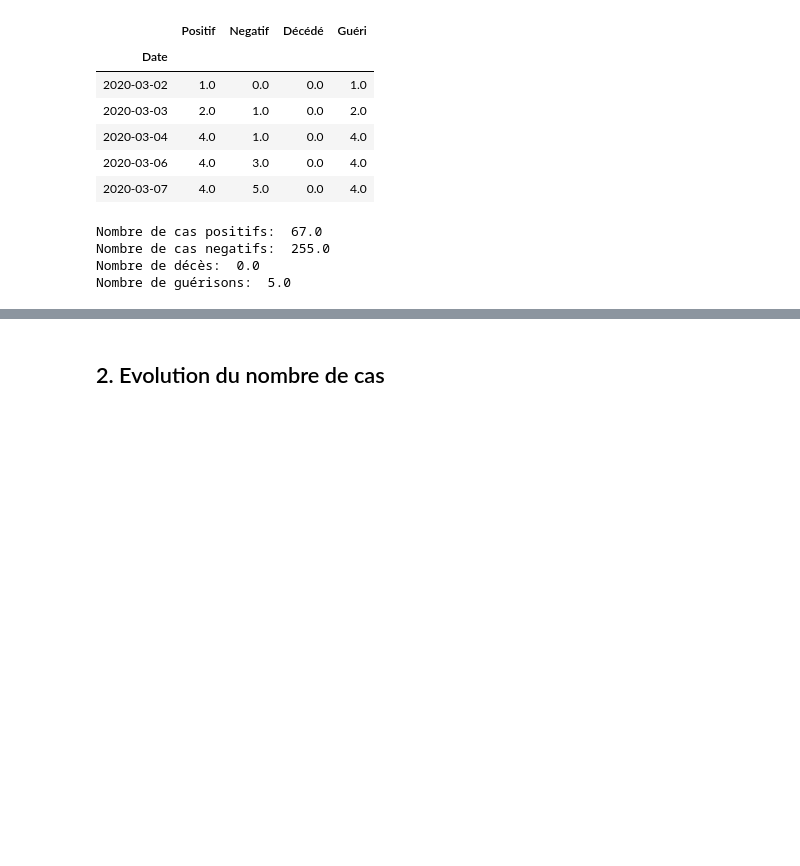
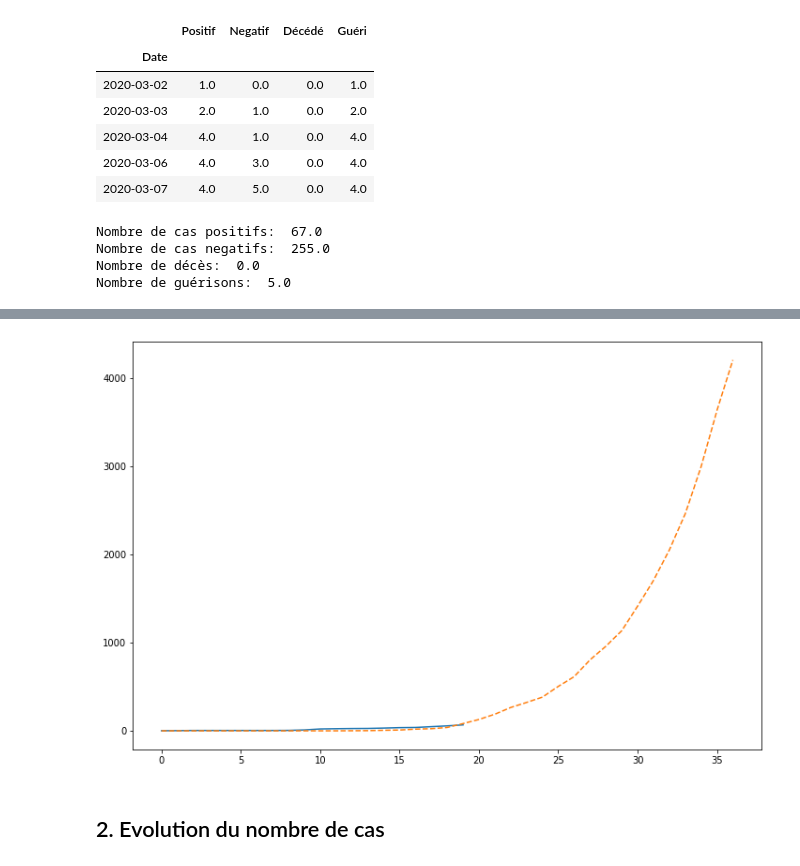
Before and after one commit to maelfabien/COVID-19-Senegal, a Jupyter notebook: COVID_Senegal.ipynb, the cells around one changed output, grey strips where cells are left out. Saved outputs shown, nothing was run; the diff lists cells and outputs as text; code cells hidden in the pictures; blank space fills up the shorter version.

Commit message:
Compare Netherlands

```diff
--- a/COVID_Senegal.ipynb
+++ b/COVID_Senegal.ipynb
@@ -75,0 +100,15 @@ Nombre de guérisons:  5.0
+# %%
+My_table = soup.find("table",{"class":"wikitable mw-collapsible"})
+# %%
+df_nl = pd.read_html(str(My_table))[0]['Cases[b]']['Total'].apply(lambda x: x.replace("[c]", ""))[:-2].apply(lambda x: int(x))
+df_nl = pd.DataFrame(df_nl)
+df_nl['Date'] = pd.read_html(str(My_table))[0]['Date[a]']['Date[a]'][:-2]
+df_nl['Date'] = pd.to_datetime(df_nl['Date'])
+# %%
+df_nl_2 = pd.DataFrame(np.concatenate([np.zeros(12), np.array(df_nl['Total'])]))
+df_nl_2.columns = ["Netherlands"]
+
+df_nl = pd.concat([pd.DataFrame(df_nl_2),pd.DataFrame(evol_cases.reset_index()['Positif'])], ignore_index=True, axis=1)
+# %%
+df_nl.columns = ['Netherlands', 'Senegal']
+df_nl
@@ -76,3 +133,10 @@ Nombre de guérisons:  5.0
+# %%
+plt.figure(figsize=(12,8))
+plt.plot(df_nl['Senegal'])
+plt.plot(df_nl['Netherlands'], linestyle="--")
+plt.show()
+# %% [output]
+[figure, added]
 # %% [markdown]
 ## 2. Evolution du nombre de cas
 # %%
```
Also changed, not shown: parts of 6 cells of this notebook, 1 other file.
